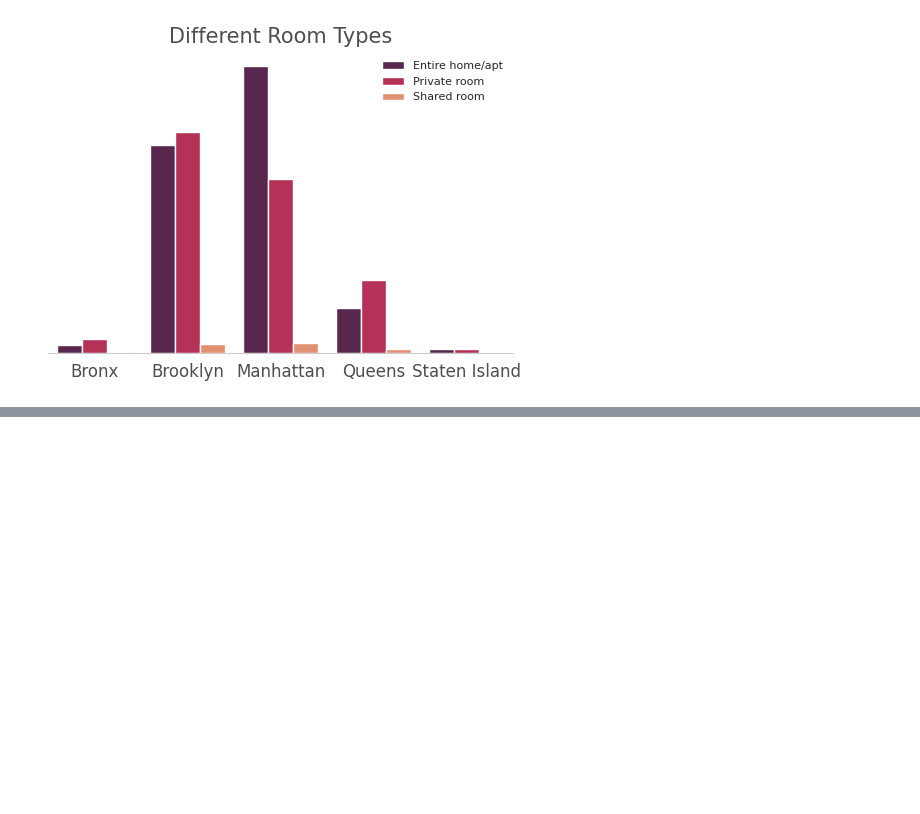
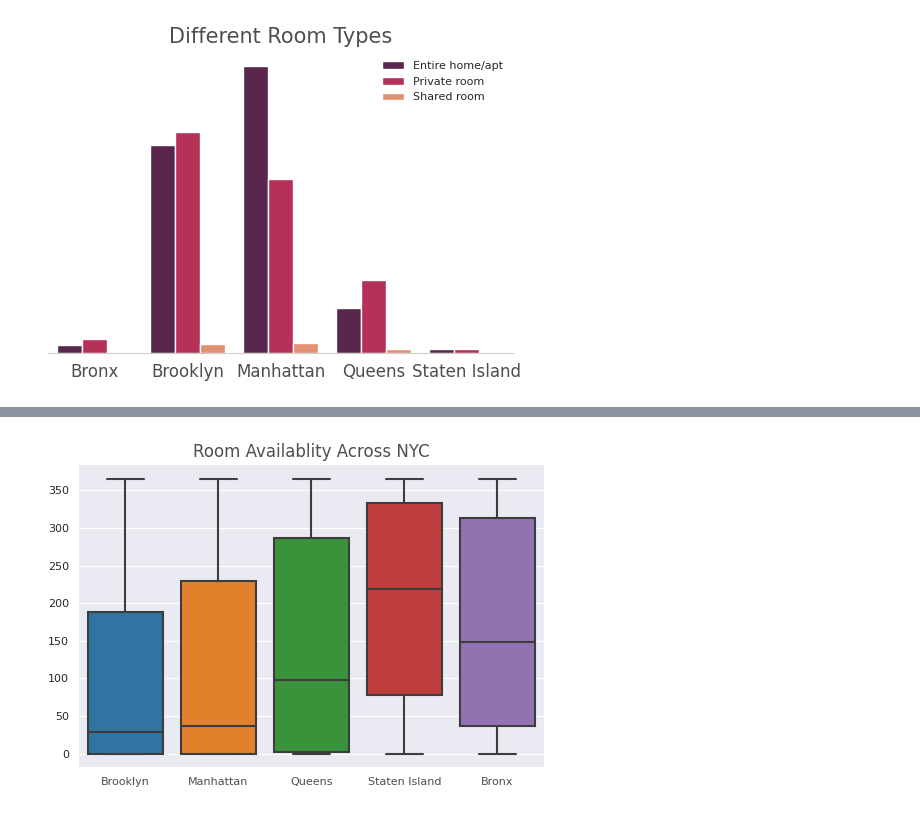
Before and after one commit to ankitkrtiwari7/my_first_analysis-AIRBNB, a Jupyter notebook: airbnbn_github.ipynb, the cells around one changed output, grey strips where cells are left out. Drawn from its saved outputs; the diff is of its cells as text; code cells hidden in the pictures; blank space fills up the shorter version.

```diff
--- a/airbnbn_github.ipynb
+++ b/airbnbn_github.ipynb
@@ -328,0 +406,12 @@ sns.despine(left = True);
+# %%
+# lets see the box plot of avaiablity to dive deeper
+sns.set_style("darkgrid")
+sns.boxplot(data =df,x ='neighbourhood_group',y ='availability_365')
+plt.xticks(size=8, color='#4f4e4e')
+plt.xlabel('')
+plt.title('Room Availablity Across NYC', size=12, color='#4f4e4e')
+plt.ylabel('')
+plt.yticks(size = 8)
+sns.despine(left = True, bottom  = True)
+# %% [output]
+[figure, added]
```
Also changed, not shown: parts of 23 cells of this notebook.
